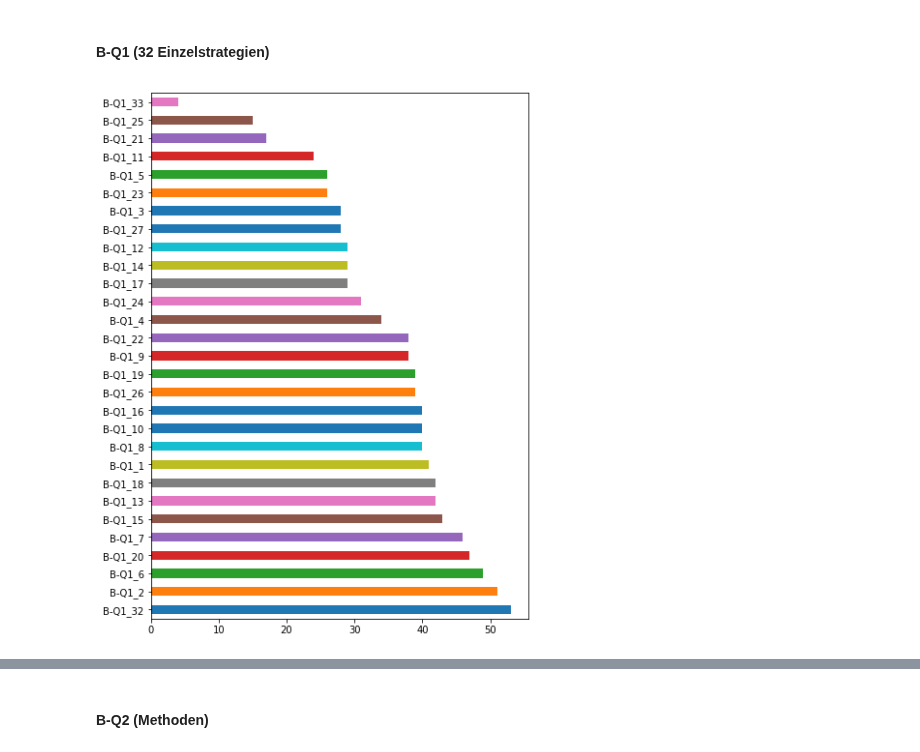
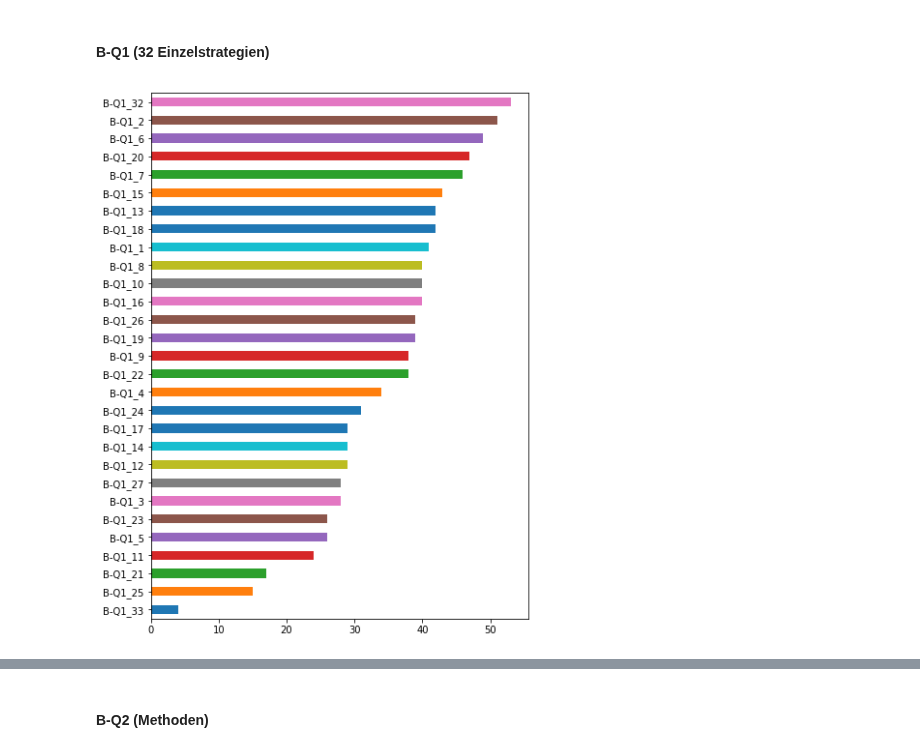
Before and after one commit to martinakienberger/Dissertation_LIS, a Jupyter notebook: Datenanalyse_Lehrende.ipynb, the cells around one changed output, grey strips where cells are left out. Cells and saved outputs as stored; diff of their text form; code cells hidden in the pictures.

```diff
--- a/Datenanalyse_Lehrende.ipynb
+++ b/Datenanalyse_Lehrende.ipynb
@@ -28,6 +28,8 @@ Daten2.shape
 Daten.shape
 # %% [output]
 (57, 130)
+# %%
+Daten = Daten.fillna(0)
 # %%
 Daten.to_excel('D:\Daten\DISS\Daten\Estrategias_Profesores_Kienberger_2018_ges.xlsx',encoding='utf-16')
 # %% [markdown]
@@ -264,6 +266,6 @@ Series([], Name: A-Q1_9, dtype: float64)
 # %% [markdown]
 #### B-Q1 (32 Einzelstrategien)
 # %%
-Daten[Liste_B_Q1].sum(axis=0).sort_values(ascending=False).plot(kind='barh', figsize=(7,10));
+Daten[Liste_B_Q1].sum(axis=0).sort_values(ascending=True).plot(kind='barh', figsize=(7,10));
 # %% [output]
-[figure, old version]
+[figure, new version]
```
Also changed, not shown: parts of 57 cells of this notebook.
